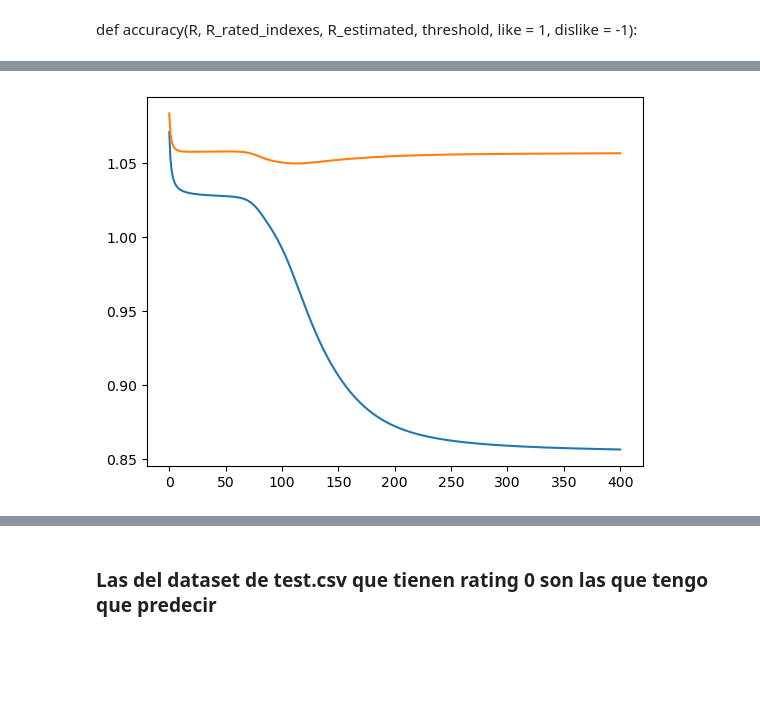
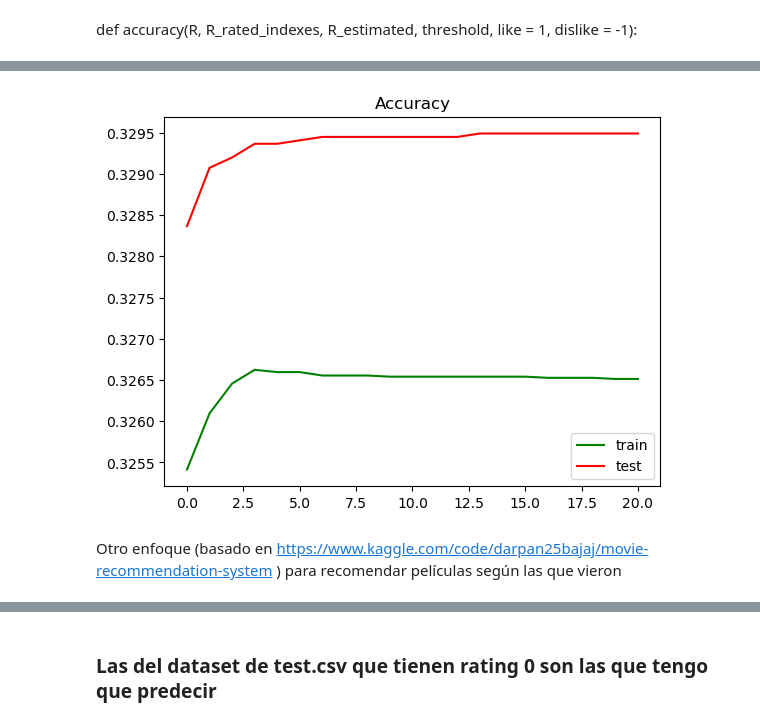
Before and after one commit to hordiales/ITBA-deep-learning-course, a Jupyter notebook: recommendation-system-movies/movie-recommender-kaggle-competition.ipynb, the cells around one changed output, grey strips where cells are left out. Cells and saved outputs as stored; diff of their text form; code cells hidden in the pictures; blank space fills up the shorter version.

Commit message:
movie recommender

```diff
--- a/recommendation-system-movies/movie-recommender-kaggle-competition.ipynb
+++ b/recommendation-system-movies/movie-recommender-kaggle-competition.ipynb
@@ -467,7 +692,14 @@ plt.show()
 # %%
-# Lambda = 0.1
-plt.plot(train_rmse_vector)
-plt.plot(test_rmse_vector)
+# Lambda = 0.1a
+
+plt.plot(train_accuracy_vector, color='g', label="train")
+plt.plot(test_accuracy_vector, color='r', label="test")
+plt.title("Accuracy")
+plt.legend()
 plt.show()
 # %% [output]
-[figure, old version]
+[figure, new version]
+# %% [markdown]
+Otro enfoque
+(basado en https://www.kaggle.com/code/darpan25bajaj/movie-recommendation-system )
+para recomendar películas según las que vieron
```
Also changed, not shown: parts of 79 cells of this notebook, 3 other files.
